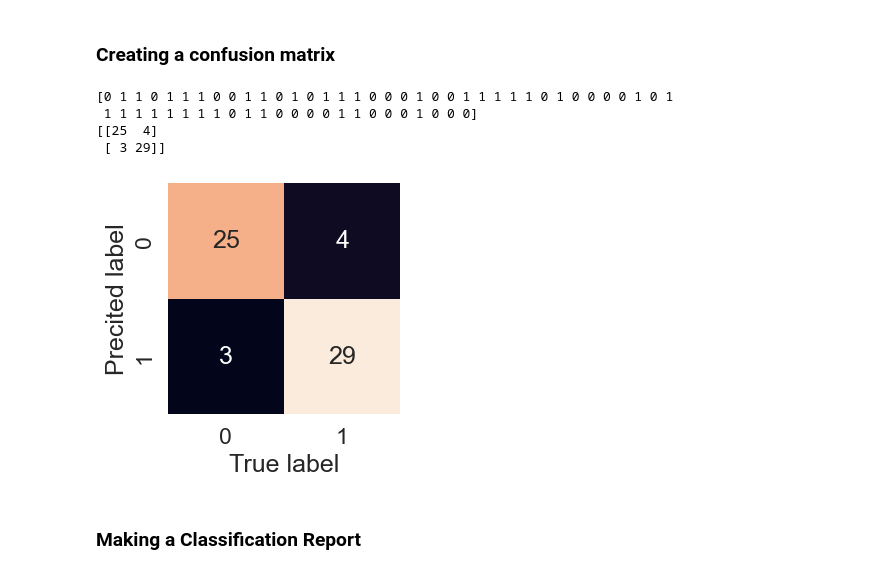
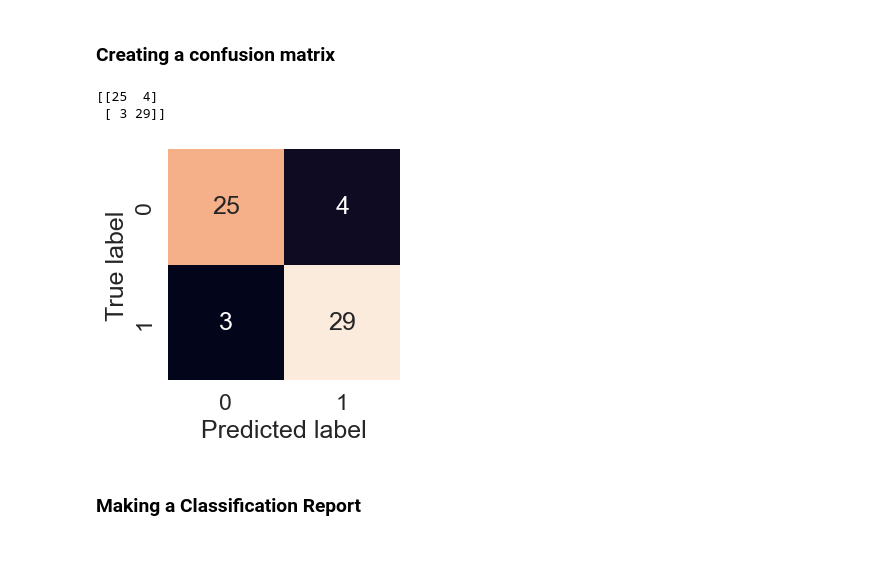
Before and after one commit to Amrovv/heart-disease-ML, a Jupyter notebook: notebooks/02-heart-disease-modeling.ipynb, the cells around one changed output. Saved outputs shown, nothing was run; the diff lists cells and outputs as text; code cells hidden in the pictures.

```diff
--- a/notebooks/02-heart-disease-modeling.ipynb
+++ b/notebooks/02-heart-disease-modeling.ipynb
@@ -291,32 +303,29 @@ RocCurveDisplay.from_estimator(estimator=gs_log_reg,
 # %%
 # Retrieve predicted values
 y_preds = gs_log_reg.predict(X_test)
-print(y_preds)
-# Display the confusing matrix
+
+# Display the confusion matrix
 print(confusion_matrix(y_test, y_preds))
 
-# Visualising the matrix
-import seaborn as sns
+# Visualise the matrix as a heatmap
 sns.set(font_scale=1.5)
 
 def plot_conf_mat(y_test, y_preds):
     """
-    Plots a confusion matrix using Seaborn's heatmap()
+    Plots a confusion matrix using Seaborn's heatmap().
     """
-    fig, ax = plt.subplots(figsize=(3,3))
+    fig, ax = plt.subplots(figsize=(3, 3))
     ax = sns.heatmap(confusion_matrix(y_test, y_preds),
-                    annot=True,
-                    cbar=False)
+                     annot=True,
+                     cbar=False)
     plt.xlabel("Predicted label")
     plt.ylabel("True label")
 
 plot_conf_mat(y_test, y_preds)
 # %% [output]
-[0 1 1 0 1 1 1 0 0 1 1 0 1 0 1 1 1 0 0 0 1 0 0 1 1 1 1 1 0 1 0 0 0 0 1 0 1
- 1 1 1 1 1 1 1 1 0 1 1 0 0 0 0 1 1 0 0 0 1 0 0 0]
 [[25  4]
  [ 3 29]]
-[figure, old version]
+[figure, new version]
 # %% [markdown]
 ### Making a Classification Report
 # %%
```
Also changed, not shown: parts of 10 cells of this notebook, 3 other files.
